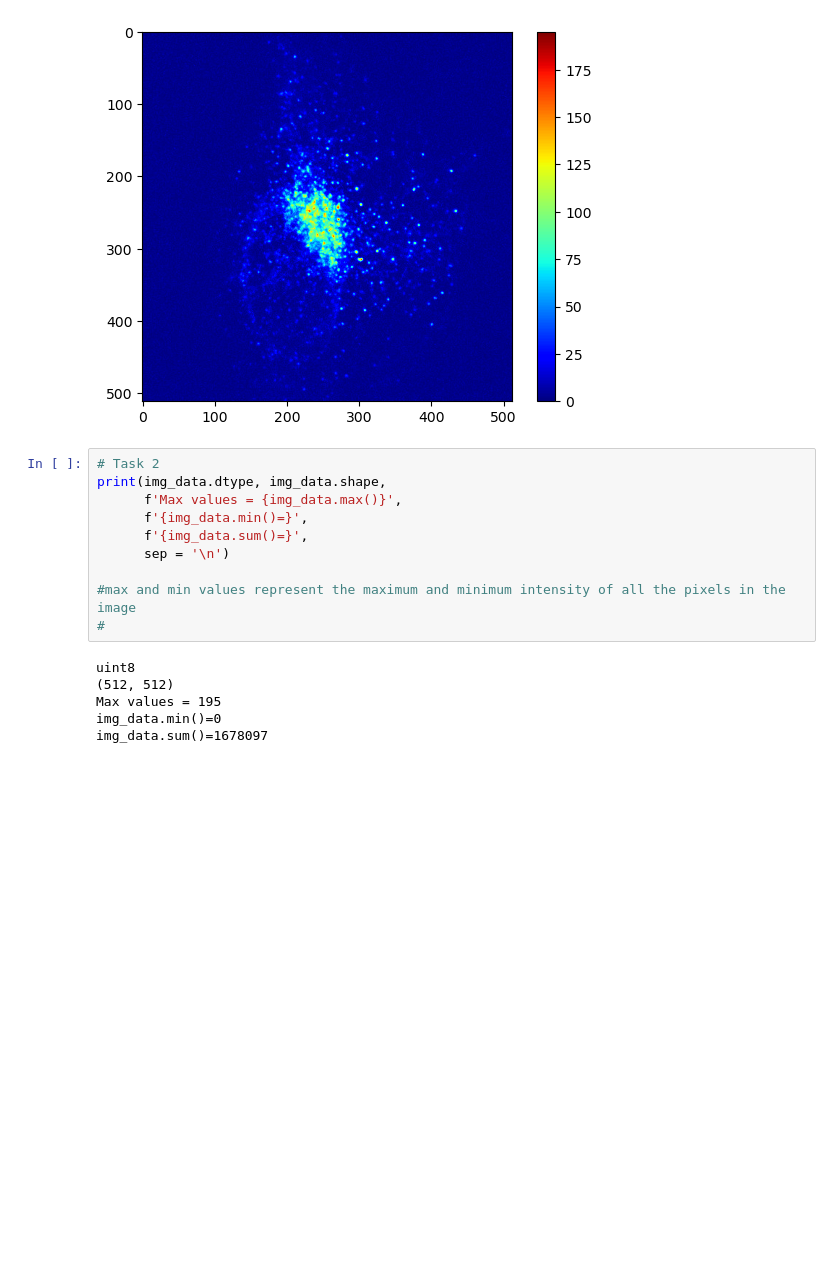
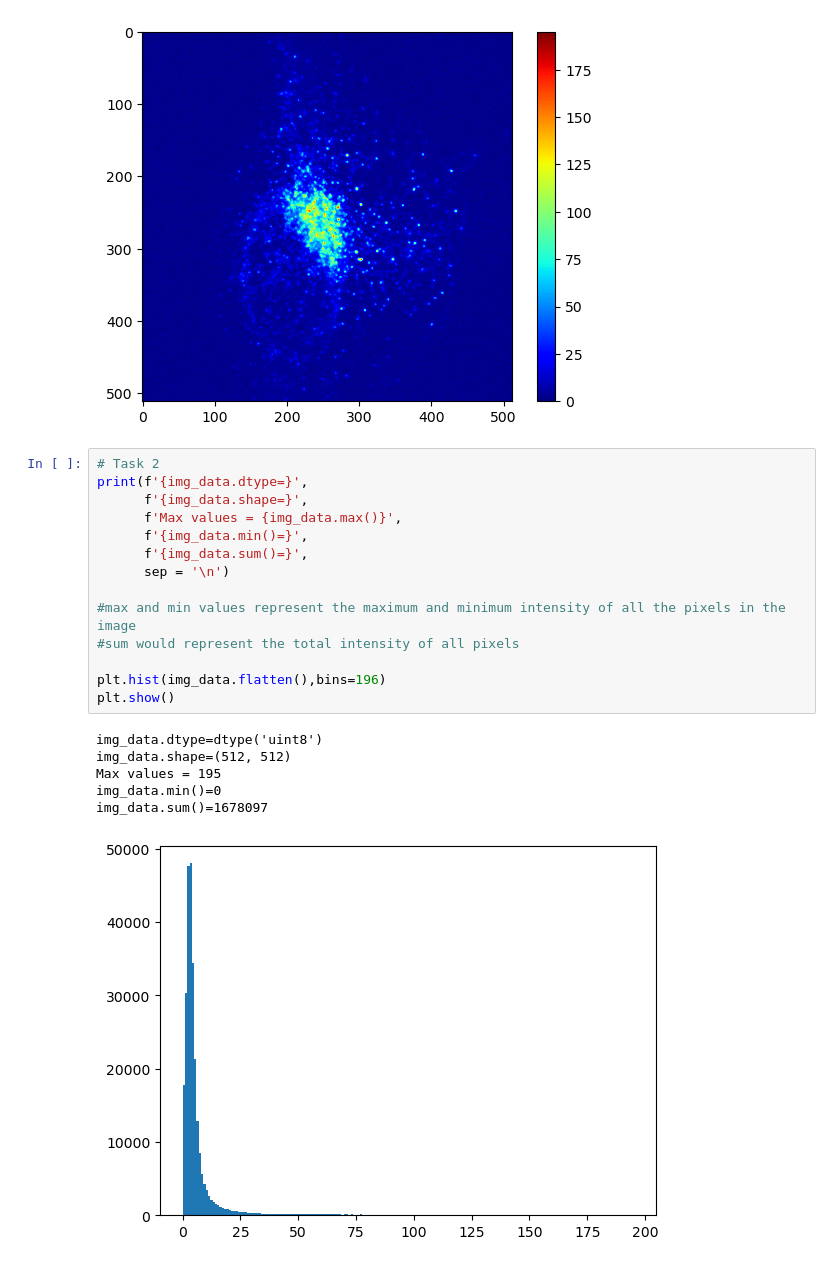
Before and after one commit to Arcen3/AppChallenge2273-2024, a Jupyter notebook: PictureThousandPoints.ipynb, the cells around one changed output. Drawn from its saved outputs; the diff is of its cells as text; blank space fills up the shorter version.

```diff
--- a/PictureThousandPoints.ipynb
+++ b/PictureThousandPoints.ipynb
@@ -18,17 +18,22 @@ plt.show()
 [figure]
 # %%
 # Task 2
-print(img_data.dtype, img_data.shape,
+print(f'{img_data.dtype=}',
+      f'{img_data.shape=}',
       f'Max values = {img_data.max()}',
       f'{img_data.min()=}',
       f'{img_data.sum()=}',
       sep = '\n')
 
 #max and min values represent the maximum and minimum intensity of all the pixels in the image
-#
+#sum would represent the total intensity of all pixels
+
+plt.hist(img_data.flatten(),bins=196)
+plt.show()
 # %% [output]
-uint8
-(512, 512)
+img_data.dtype=dtype('uint8')
+img_data.shape=(512, 512)
 Max values = 195
 img_data.min()=0
 img_data.sum()=1678097
+[figure, added]
```
Also changed, not shown: parts of 6 cells of this notebook, 1 other file.
